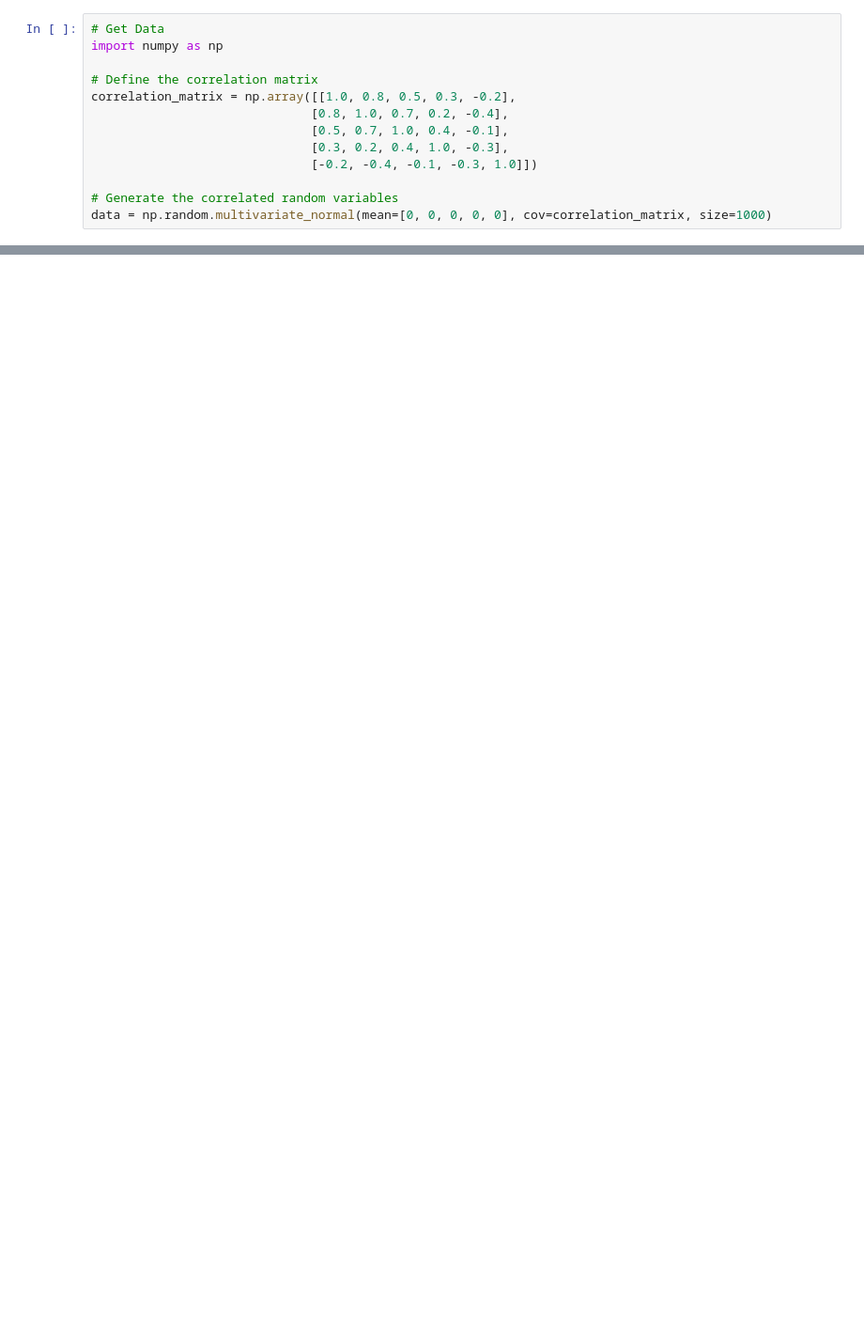
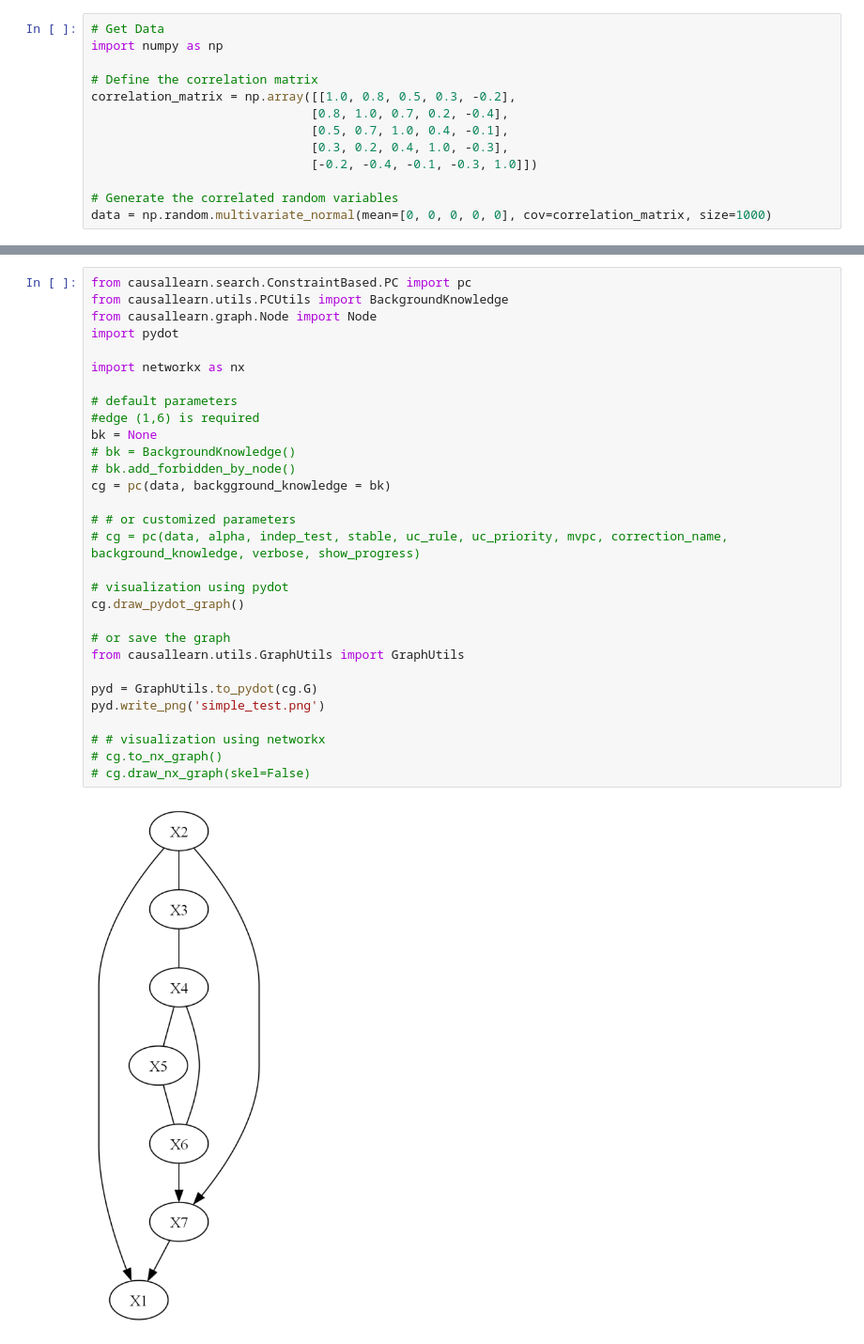
Before and after one commit to JanMarcoRuizdeVargas/clustercausal, a Jupyter notebook: clustcausal/examples/causal_learn_tests.ipynb, the cells around one changed output, grey strips where cells are left out. Shown at 94% size. Drawn from its saved outputs; the diff is of its cells as text; blank space fills up the shorter version.

```diff
--- a/clustcausal/examples/causal_learn_tests.ipynb
+++ b/clustcausal/examples/causal_learn_tests.ipynb
@@ -58,0 +65,32 @@ Generated variables: [[-1.55983983 -2.26856295  0.45368477 ... -2.14549952 -4.39
+# %%
+from causallearn.search.ConstraintBased.PC import pc
+from causallearn.utils.PCUtils import BackgroundKnowledge
+from causallearn.graph.Node import Node
+import pydot
+
+import networkx as nx
+
+# default parameters
+#edge (1,6) is required
+bk = None
+# bk = BackgroundKnowledge()
+# bk.add_forbidden_by_node()
+cg = pc(data, backgground_knowledge = bk)
+
+# # or customized parameters
+# cg = pc(data, alpha, indep_test, stable, uc_rule, uc_priority, mvpc, correction_name, background_knowledge, verbose, show_progress)
+
+# visualization using pydot
+cg.draw_pydot_graph()
+
+# or save the graph
+from causallearn.utils.GraphUtils import GraphUtils
+
+pyd = GraphUtils.to_pydot(cg.G)
+pyd.write_png('simple_test.png')
+
+# # visualization using networkx
+# cg.to_nx_graph()
+# cg.draw_nx_graph(skel=False)
+# %% [output]
+[figure, added]
```
Also changed, not shown: parts of 11 cells of this notebook, 14 other files.
